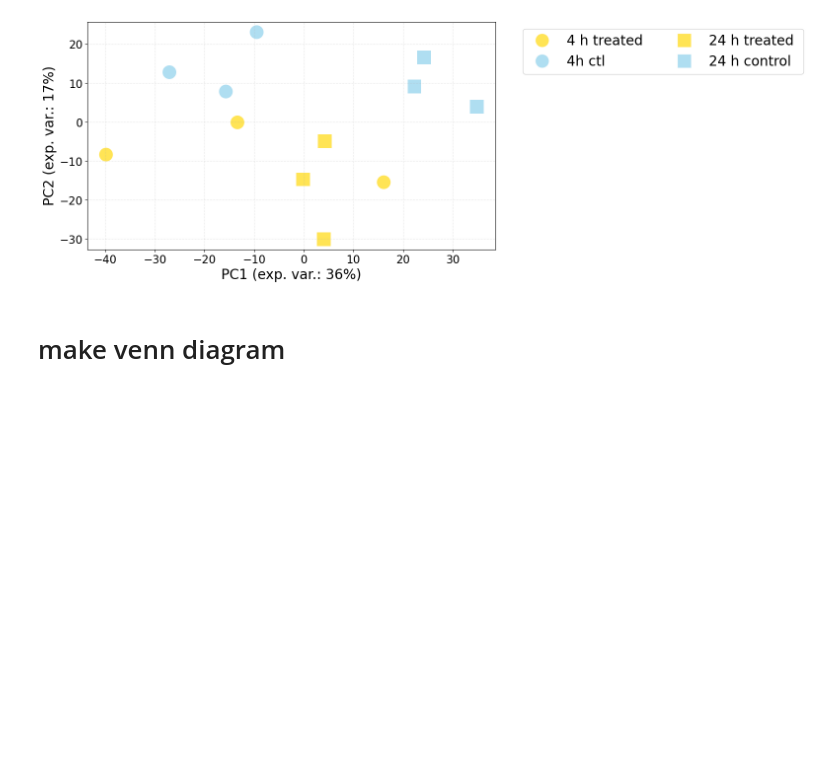
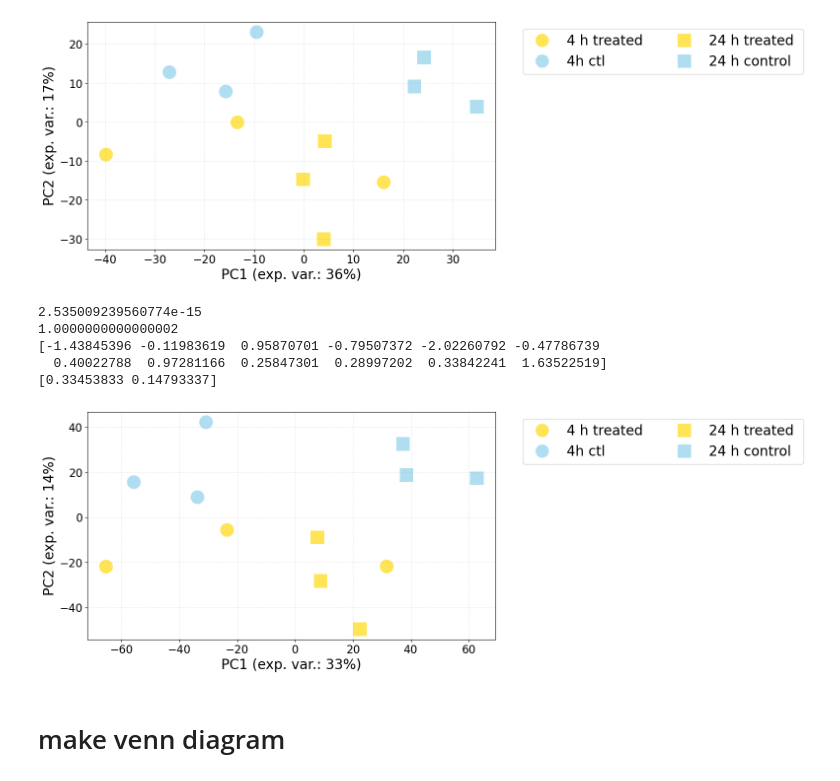
Before and after one commit to adelomana/vigur, a Jupyter notebook: 003.proteomics/venn_diagram.ipynb, the cells around one changed output. Cells and saved outputs as stored; diff of their text form; code cells hidden in the pictures; blank space fills up the shorter version.

```diff
--- a/003.proteomics/venn_diagram.ipynb
+++ b/003.proteomics/venn_diagram.ipynb
@@ -200,5 +204,47 @@ matplotlib.pyplot.ylabel('PC2 (exp. var.: {}%)'.format(int(explained[1]*100)))
 matplotlib.pyplot.grid(alpha=0.5, ls=':')
 # %% [output]
 [figure]
+# %%
+pca_data = substantial_expression.transpose()
+pca_data
+
+scaled_data = sklearn.preprocessing.StandardScaler().fit_transform(pca_data)
+
+print(numpy.mean(scaled_data[:, 0]))
+print(numpy.std(scaled_data[:, 0]))
+print(scaled_data[:, 0])
+
+model = sklearn.decomposition.PCA(n_components=2)
+new = model.fit_transform(scaled_data)
+explained = model.explained_variance_ratio_
+print(explained)
+
+my_colors = ['gold']*3 + ['skyblue']*3 + ['gold']*3 + ['skyblue']*3
+my_markers = ['o']*6 + ['s']*6
+
+legend_elements = [
+
+    matplotlib.lines.Line2D([0], [0], color='white', marker='o', markerfacecolor='gold', markeredgecolor='white', markersize=20, alpha=2/3),
+    matplotlib.lines.Line2D([0], [0], color='white', marker='o', markerfacecolor='skyblue', markeredgecolor='white', markersize=20, alpha=2/3),
+    matplotlib.lines.Line2D([0], [0], color='white', marker='s', markerfacecolor='gold', markeredgecolor='white', markersize=20, alpha=2/3),
+    matplotlib.lines.Line2D([0], [0], color='white', marker='s', markerfacecolor='skyblue', markeredgecolor='white', markersize=20, alpha=2/3),
+]
+
+for i in range(len(new)):
+    matplotlib.pyplot.scatter(new[i,0], new[i,1], s=400, c=my_colors[i], marker=my_markers[i], alpha=2/3, edgecolors='none')
+
+
+matplotlib.pyplot.legend(legend_elements, ['4 h treated', '4h ctl', '24 h treated ', '24 h control'], ncol=2, loc='upper left', bbox_to_anchor=(1.05, 1))
+
+matplotlib.pyplot.xlabel('PC1 (exp. var.: {}%)'.format(int(explained[0]*100)))
+matplotlib.pyplot.ylabel('PC2 (exp. var.: {}%)'.format(int(explained[1]*100)))
+matplotlib.pyplot.grid(alpha=0.5, ls=':')
+# %% [output]
+2.535009239560774e-15
+1.0000000000000002
+[-1.43845396 -0.11983619  0.95870701 -0.79507372 -2.02260792 -0.47786739
+  0.40022788  0.97281166  0.25847301  0.28997202  0.33842241  1.63522519]
+[0.33453833 0.14793337]
+[figure, added]
 # %% [markdown]
 # make venn diagram
```
Also changed, not shown: parts of 7 cells of this notebook, 15 other files.
